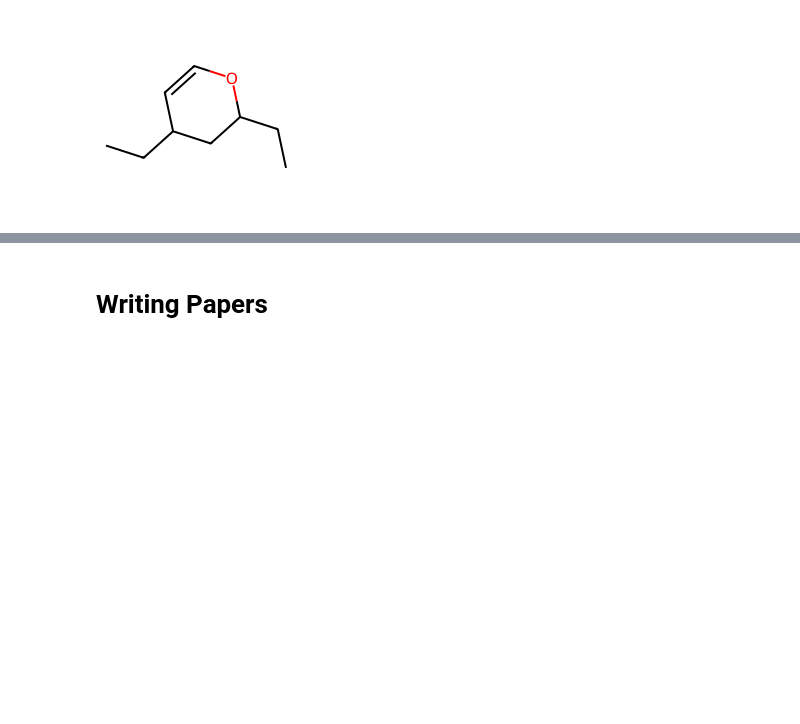
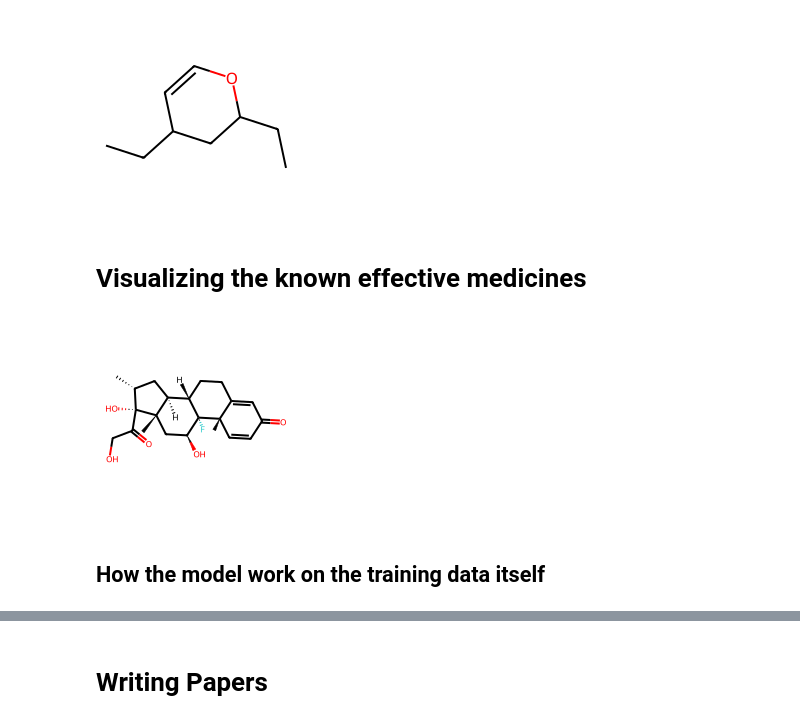
Before and after one commit to richardfanpks/drug_discovery, a Jupyter notebook: GetChemRepresentation.ipynb, the cells around one changed output, grey strips where cells are left out. Saved outputs shown, nothing was run; the diff lists cells and outputs as text; code cells hidden in the pictures; blank space fills up the shorter version.

Commit message:
update notebook to visualize the compounds. Also add ATC code for understanding how the medicine is used

```diff
--- a/GetChemRepresentation.ipynb
+++ b/GetChemRepresentation.ipynb
@@ -702,3 +702,12 @@ molecule = Chem.MolFromSmiles('C1C(CC)C=COC(CC)1')
 Draw.MolToImage(molecule, size=(200, 200))
 # %% [output]
 [figure]
+# %% [markdown]
+# Visualizing the known effective medicines
+# %%
+mol = getRdkitMoleculeFromPubChemCompound(positive_compounds[0])
+Draw.MolToImage(mol, size=(200, 200))
+# %% [output]
+[figure, added]
+# %% [markdown]
+## How the model work on the training data itself
```
Also changed, not shown: parts of 13 cells of this notebook.
